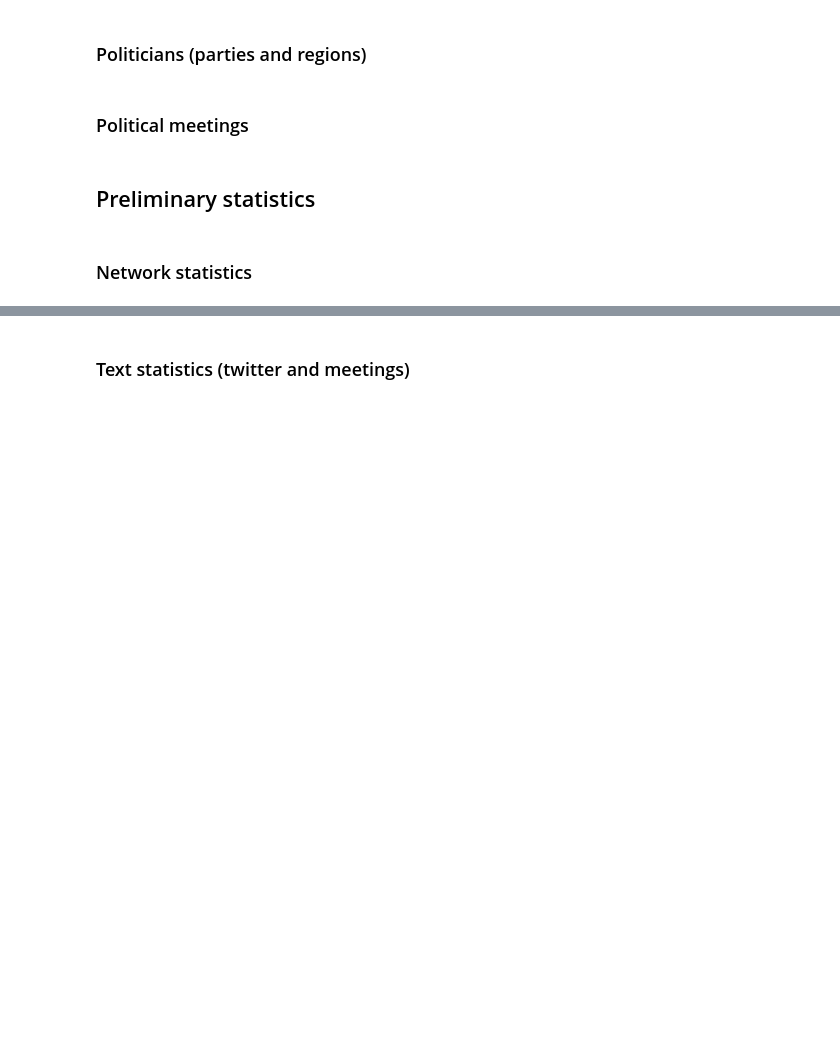
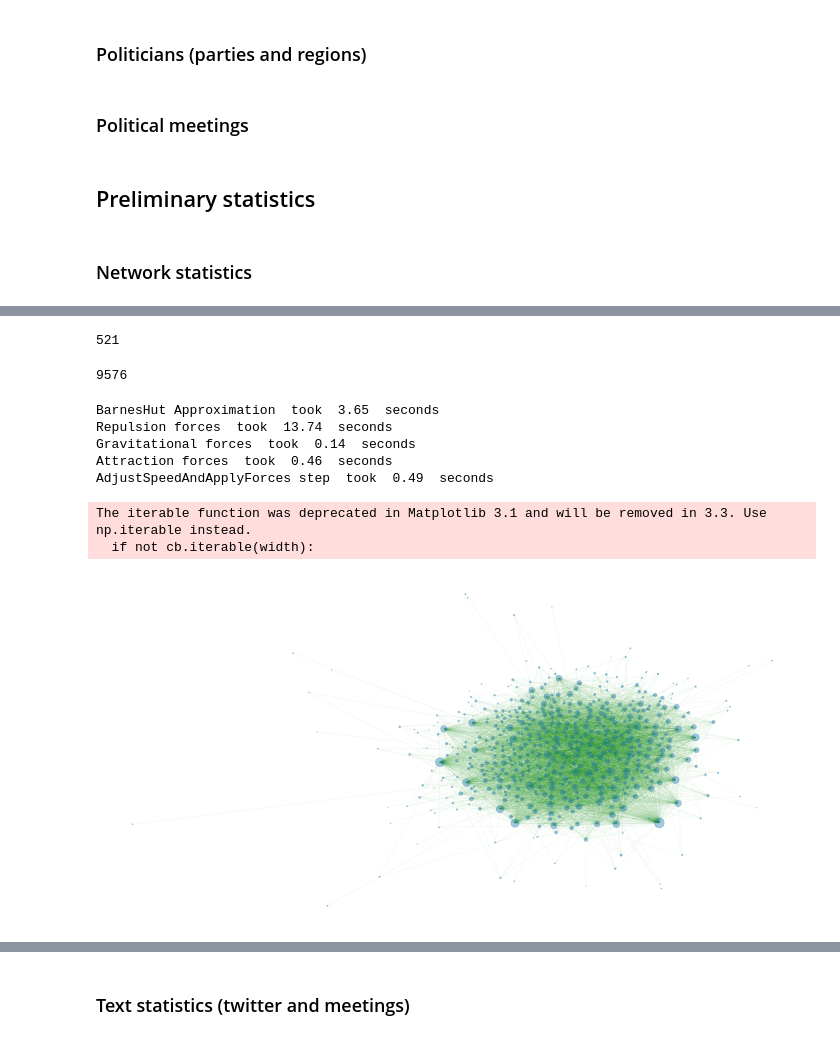
Before and after one commit to 98christianp/politiker, a Jupyter notebook: Explainer notebook.ipynb, the cells around one changed output, grey strips where cells are left out. Cells and saved outputs as stored; diff of their text form; code cells hidden in the pictures; blank space fills up the shorter version.

```diff
--- a/Explainer notebook.ipynb
+++ b/Explainer notebook.ipynb
@@ -28,0 +265,2 @@ Authors: Christian Engelbrekt Petersen, Frederik Kromann Hansen & Lau Johansson
+# %%
+G = nx.read_gpickle("second_network_w_weights_listversion.gpickle")
@@ -28,0 +277,57 @@ Authors: Christian Engelbrekt Petersen, Frederik Kromann Hansen & Lau Johansson
+# %%
+G_undirected=G.to_undirected()
+# %%
+Gcc = sorted(nx.weakly_connected_components(G), key=len, reverse=True)
+giant_directed=G.subgraph(Gcc[0])
+giant = G_undirected.subgraph(Gcc[0])
+d = dict(giant.degree)
+# %%
+giant_directed.number_of_nodes()
+# %% [output]
+521
+# %%
+giant_directed.number_of_edges()
+# %% [output]
+9576
+# %%
+from fa2 import ForceAtlas2
+
+forceatlas2 = ForceAtlas2(
+                        # Behavior alternatives
+                        outboundAttractionDistribution=True,  # Dissuade hubs   #Want hubs inside other!
+                        linLogMode=False,  # NOT IMPLEMENTED
+                        adjustSizes=False,  # Prevent overlap (NOT IMPLEMENTED)
+                        edgeWeightInfluence=1.0,
+
+                        # Performance
+                        jitterTolerance=1.0,  # Tolerance
+                        barnesHutOptimize=True,
+                        barnesHutTheta=1.2,
+                        multiThreaded=False,  # NOT IMPLEMENTED
+
+                        # Tuning
+                        scalingRatio=2.0,
+                        strongGravityMode=False,
+                        gravity=1.0,
+
+                        # Log
+                        verbose=True)
+
+
+positions = forceatlas2.forceatlas2_networkx_layout(giant, pos=None, iterations=2000)
+# %% [output]
+BarnesHut Approximation  took  3.65  seconds
+Repulsion forces  took  13.74  seconds
+Gravitational forces  took  0.14  seconds
+Attraction forces  took  0.46  seconds
+AdjustSpeedAndApplyForces step  took  0.49  seconds
+# %%
+plt.figure(figsize=(20,10))
+nx.draw_networkx_nodes(giant, positions, alpha=0.4,node_size=[v * 1 for v in d.values()])
+nx.draw_networkx_edges(giant, positions, edge_color="green", alpha=0.05)
+plt.axis('off')
+plt.show()
+# %% [output]
+The iterable function was deprecated in Matplotlib 3.1 and will be removed in 3.3. Use np.iterable instead.
+  if not cb.iterable(width):
+[figure, added]
```
Also changed, not shown: parts of 62 cells of this notebook, 20 other files.
